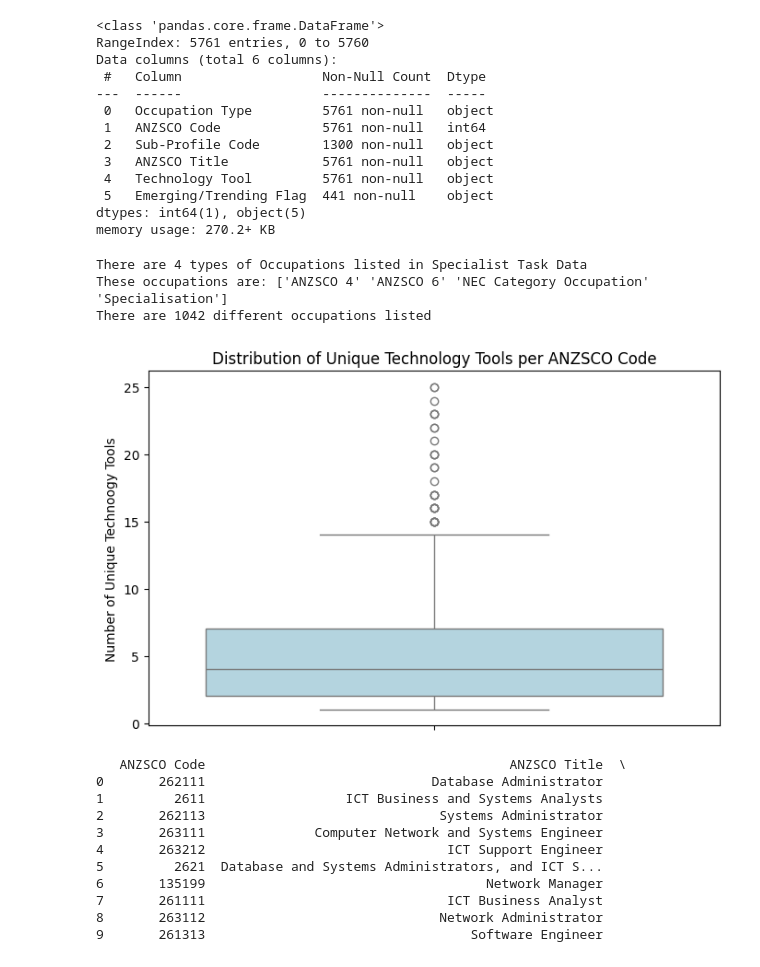
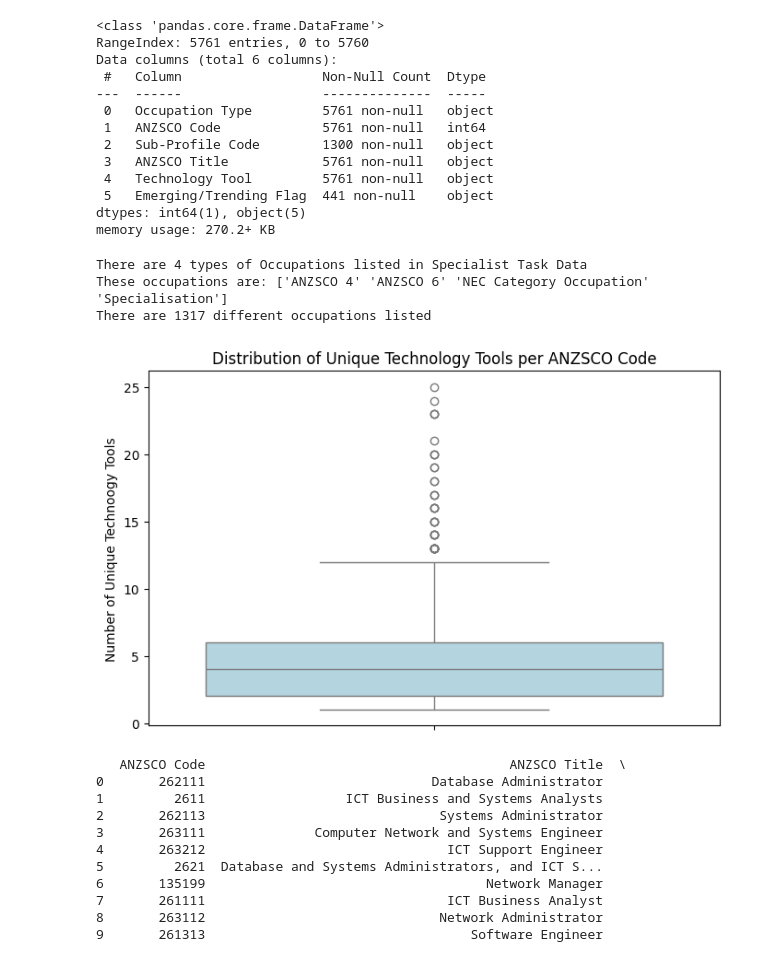
Before and after one commit to SidArora01/TextAnalysis-NLP-AT1, a Jupyter notebook: Initial EDA.ipynb, the cells around one changed output. Cells and saved outputs as stored; diff of their text form; code cells hidden in the pictures.

```diff
--- a/Initial EDA.ipynb
+++ b/Initial EDA.ipynb
@@ -27,7 +27,7 @@ from nltk.stem import WordNetLemmatizer
 # %%
 
 file_path = "Australian Skills Classification - December 2023.xlsx"
-sheets = ["Occupation descriptions", "Core competency descriptions", "Specialist tasks hierarchy", "Tech tools heirarchy", "Core competencies", "Specialist tasks data", "Technology tools"]
+sheets = ["Occupation descriptions", "Core competency descriptions", "Specialist tasks hierarchy", "Tech tools heirarchy", "Core competencies", "Specialist tasks data", "Technology tools", "Appendix - tech tool examples"]
 
 occupation_df = pd.read_excel(file_path, sheet_name=sheets[0], engine = "openpyxl")
 cc_desc_df = pd.read_excel(file_path, sheet_name=sheets[1], engine = "openpyxl")
@@ -36,6 +36,7 @@ st_hier_df = pd.read_excel(file_path, sheet_name=sheets[2], engine = "openpyxl")
 st_df = pd.read_excel(file_path, sheet_name=sheets[5], engine = "openpyxl")
 tt_hier_df = pd.read_excel(file_path, sheet_name=sheets[3], engine = "openpyxl")
 tt_df = pd.read_excel(file_path, sheet_name=sheets[6], engine = "openpyxl")
+tt_eg = pd.read_excel(file_path, sheet_name=sheets[7], engine = "openpyxl")
 # %%
 df_list = [
     ("occupation_df", occupation_df),
@@ -383,30 +446,30 @@ memory usage: 270.2+ KB
 # %%
 print("There are",tt_df['Occupation Type'].nunique(), "types of Occupations listed in Specialist Task Data")
 print('These occupations are:', tt_df['Occupation Type'].unique())
-print("There are",tt_df['ANZSCO Code'].nunique(), "different occupations listed")
+print("There are",tt_df['ANZSCO Title'].nunique(), "different occupations listed")
 # %% [output]
 There are 4 types of Occupations listed in Specialist Task Data
 These occupations are: ['ANZSCO 4' 'ANZSCO 6' 'NEC Category Occupation' 'Specialisation']
-There are 1042 different occupations listed
+There are 1317 different occupations listed
 # %%
 import matplotlib.pyplot as plt
 import seaborn as sns
 
 # Count unique specialist tasks for each ANZSCO Code
-tt_counts = tt_df.groupby("ANZSCO Code")["Technology Tool"].nunique()
+tt_counts = tt_df.groupby(["ANZSCO Code", "ANZSCO Title"])["Technology Tool"].nunique()
 
 # Plot boxplot
 plt.figure(figsize=(8, 5))
 sns.boxplot(y=tt_counts, color='lightblue')
 
 # Labels and title
 plt.ylabel("Number of Unique Technoogy Tools")
 plt.title("Distribution of Unique Technology Tools per ANZSCO Code")
 
 # Show plot
 plt.show()
 # %% [output]
-[figure, old version]
+[figure, new version]
 # %%
 # Count unique specialist tasks for each ANZSCO Code
 tt_counts = tt_df.groupby(["ANZSCO Code", "ANZSCO Title"])["Technology Tool"].nunique()
```
Also changed, not shown: parts of 82 cells of this notebook.
